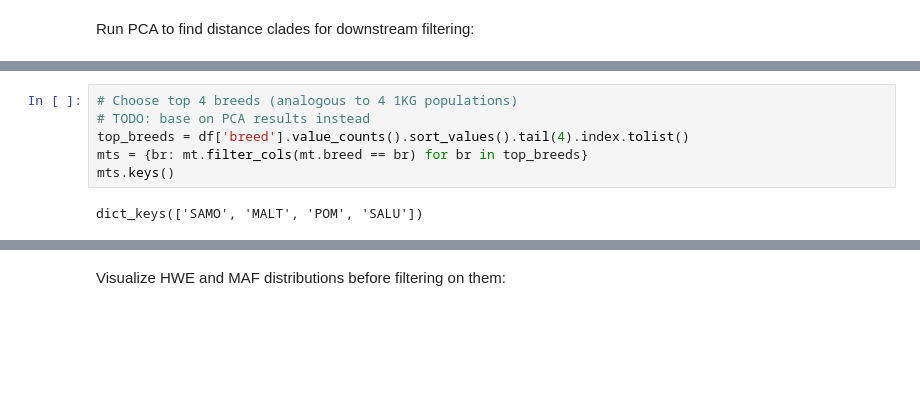
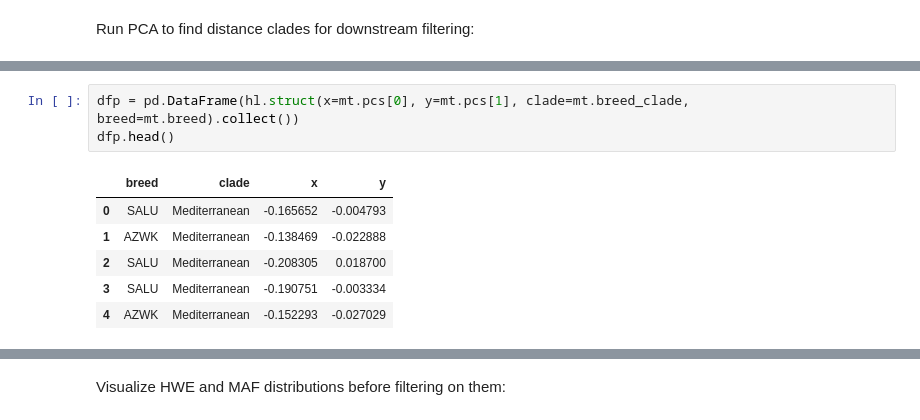
Before and after one commit to related-sciences/gwas-analysis, a Jupyter notebook: notebooks/organism/canine/cg-hail-02.ipynb, the cells around one changed output, grey strips where cells are left out. Cells and saved outputs as stored; diff of their text form; blank space fills up the shorter version.

```diff
--- a/notebooks/organism/canine/cg-hail-02.ipynb
+++ b/notebooks/organism/canine/cg-hail-02.ipynb
@@ -222,8 +222,10 @@ pcs = hl.hwe_normalized_pca(mt.GT)[1]
-# %%
-# Choose top 4 breeds (analogous to 4 1KG populations)
-# TODO: base on PCA results instead
-top_breeds = df['breed'].value_counts().sort_values().tail(4).index.tolist()
-mts = {br: mt.filter_cols(mt.breed == br) for br in top_breeds}
-mts.keys()
-# %% [output]
-dict_keys(['SAMO', 'MALT', 'POM', 'SALU'])
+# %%
+dfp = pd.DataFrame(hl.struct(x=mt.pcs[0], y=mt.pcs[1], clade=mt.breed_clade, breed=mt.breed).collect())
+dfp.head()
+# %% [output]
+|  | breed | clade | x | y |
+| 0 | SALU | Mediterranean | -0.165652 | -0.004793 |
+| 1 | AZWK | Mediterranean | -0.138469 | -0.022888 |
+| 2 | SALU | Mediterranean | -0.208305 | 0.018700 |
+| 3 | SALU | Mediterranean | -0.190751 | -0.003334 |
+| 4 | AZWK | Mediterranean | -0.152293 | -0.027029 |
```
Also changed, not shown: parts of 39 cells of this notebook, 3 other files.
